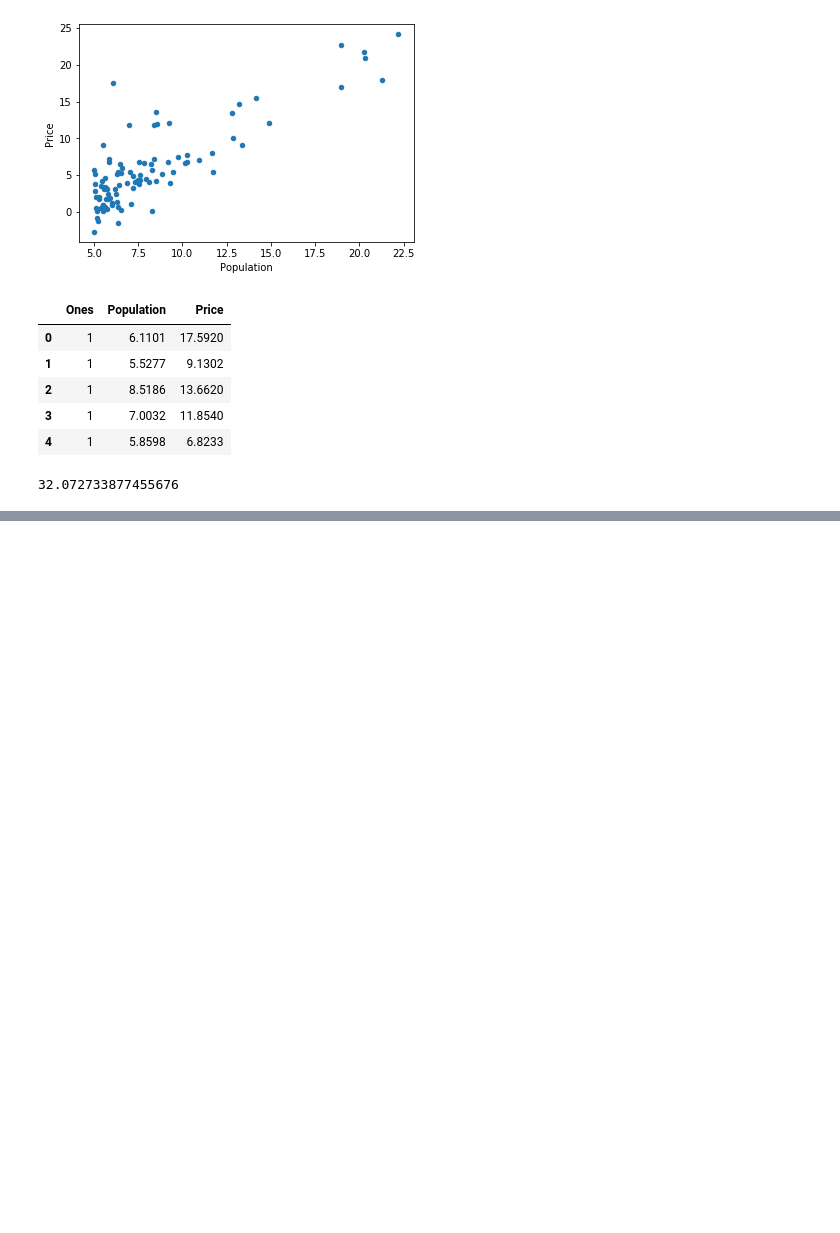
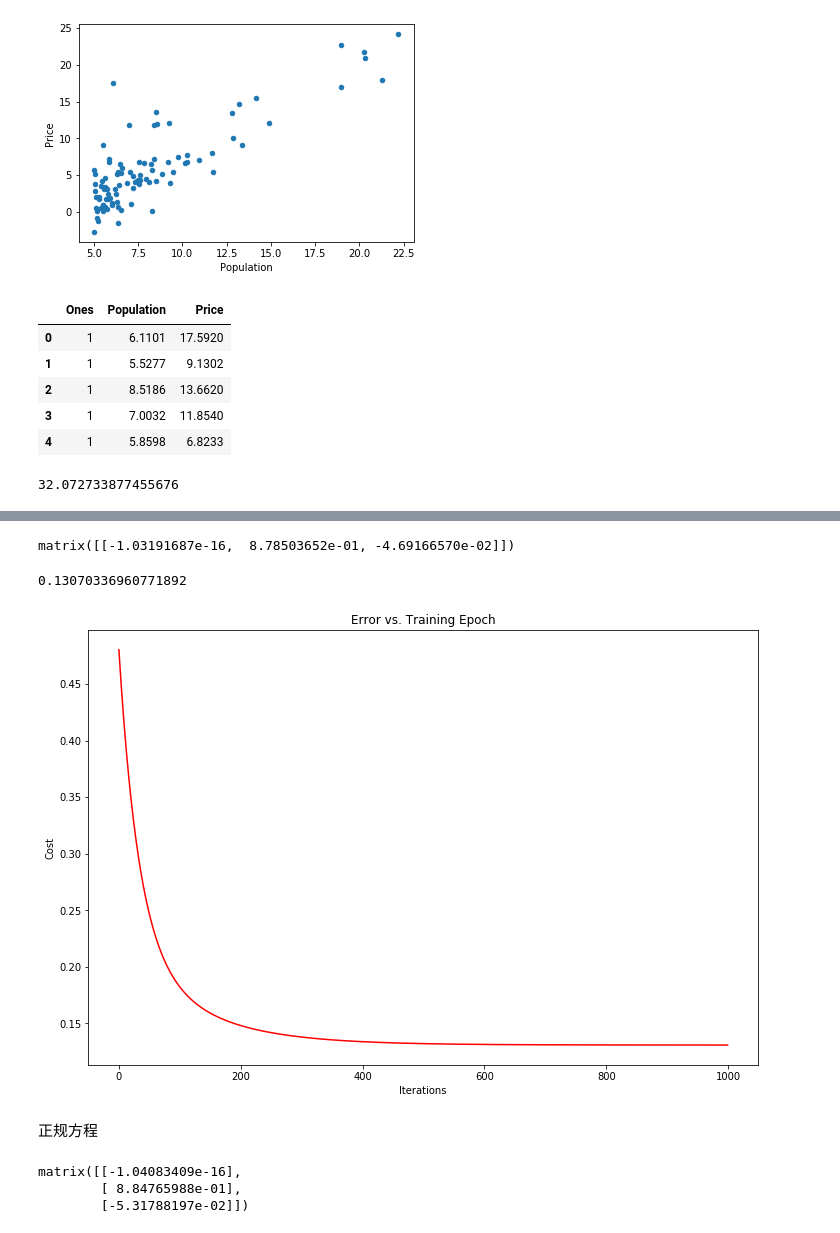
Before and after one commit to JuyiWang/MachineLearning, a Jupyter notebook: Wu_ML/Code/Week_1/ex1-linear regression/ex1.ipynb, the cells around one changed output, grey strips where cells are left out. Saved outputs shown, nothing was run; the diff lists cells and outputs as text; code cells hidden in the pictures; blank space fills up the shorter version.

```diff
--- a/Wu_ML/Code/Week_1/ex1-linear regression/ex1.ipynb
+++ b/Wu_ML/Code/Week_1/ex1-linear regression/ex1.ipynb
@@ -141,0 +127,3 @@ n[0,1]
+# %%
+data.insert(0,'Ones',1)
+data.head()
@@ -141,0 +137,5 @@ n[0,1]
+# %%
+cols = data.shape[1]
+X = np.matrix(data.iloc[:,0:cols-1])
+Y = np.matrix(data.iloc[:,cols-1:cols])
+M_theta = np.matrix(np.array([0,0,0]))
@@ -141,0 +144,24 @@ n[0,1]
+# %%
+M_alpha = 0.01
+M_iters = 1000
+# %%
+M_theta,M_cost = GradientDescent(X,Y,M_theta,M_alpha,M_iters)
+# %%
+M_theta
+# %% [output]
+matrix([[-1.03191687e-16,  8.78503652e-01, -4.69166570e-02]])
+# %%
+ComputeCost(X,Y,M_theta)
+# %% [output]
+0.13070336960771892
+# %%
+fig, ax = plt.subplots(figsize=(12,8))
+ax.plot(np.arange(M_iters), M_cost, 'r')
+ax.set_xlabel('Iterations')
+ax.set_ylabel('Cost')
+ax.set_title('Error vs. Training Epoch')
+plt.show()
+# %% [output]
+[figure, added]
+# %% [markdown]
+正规方程
@@ -141,0 +172,7 @@ n[0,1]
+# %%
+theta_nE = normalEqu(X,Y)
+theta_nE
+# %% [output]
+matrix([[-1.04083409e-16],
+        [ 8.84765988e-01],
+        [-5.31788197e-02]])
```
Also changed, not shown: parts of 30 cells of this notebook.
